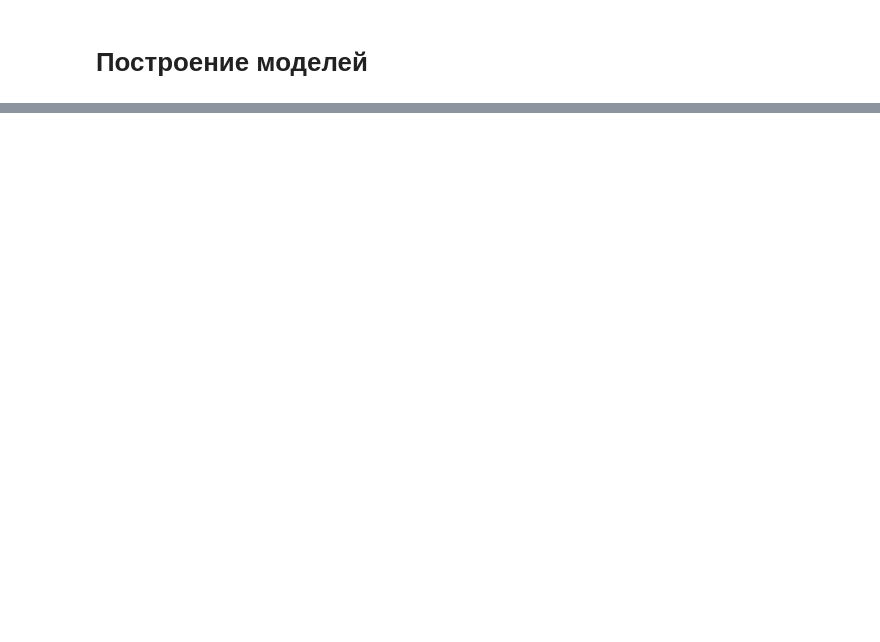
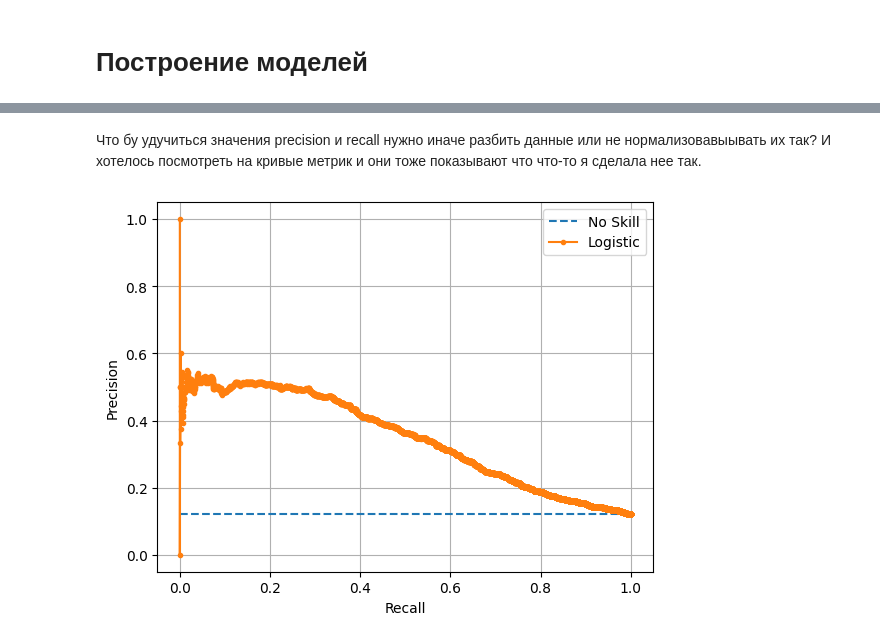
Before and after one commit to kwillon/ML_HW_411451_, a Jupyter notebook: credit_2.ipynb, the cells around one changed output, grey strips where cells are left out. Saved outputs shown, nothing was run; the diff lists cells and outputs as text; code cells hidden in the pictures; blank space fills up the shorter version.

```diff
--- a/credit_2.ipynb
+++ b/credit_2.ipynb
@@ -356,0 +244,19 @@ RMSE for Linear regression: 0.3420665303272086
+# %%
+y_pred = lr.predict_proba(X_test)[:, 1]
+# %% [markdown]
+Что бу удучиться значения precision и recall нужно иначе разбить данные или не нормализовавыывать их так?
+И хотелось посмотреть на кривые метрик и они тоже показывают что что-то я сделала нее так.
+# %%
+precision, recall, thresholds = precision_recall_curve(y_test, y_pred)
+
+no_skill = len(y_test[y_test == 1]) / len(y_test)
+
+plt.plot([0,1], [no_skill, no_skill], linestyle='--', label='No Skill')
+plt.plot(recall, precision, marker='.', label='Logistic')
+plt.xlabel('Recall')
+plt.ylabel('Precision')
+plt.legend()
+plt.grid()
+plt.show()
+# %% [output]
+[figure, added]
```
Also changed, not shown: parts of 84 cells of this notebook.
